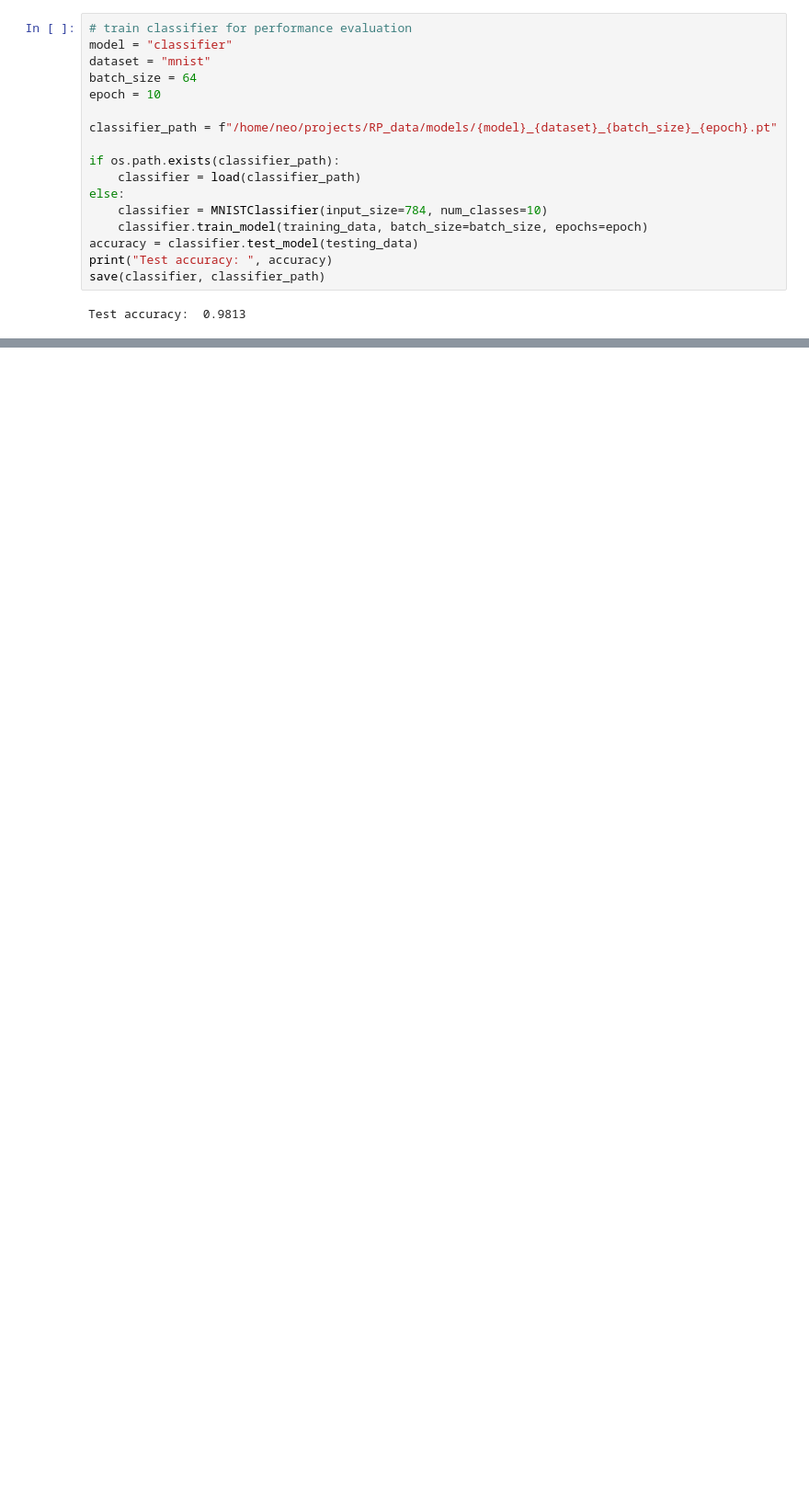
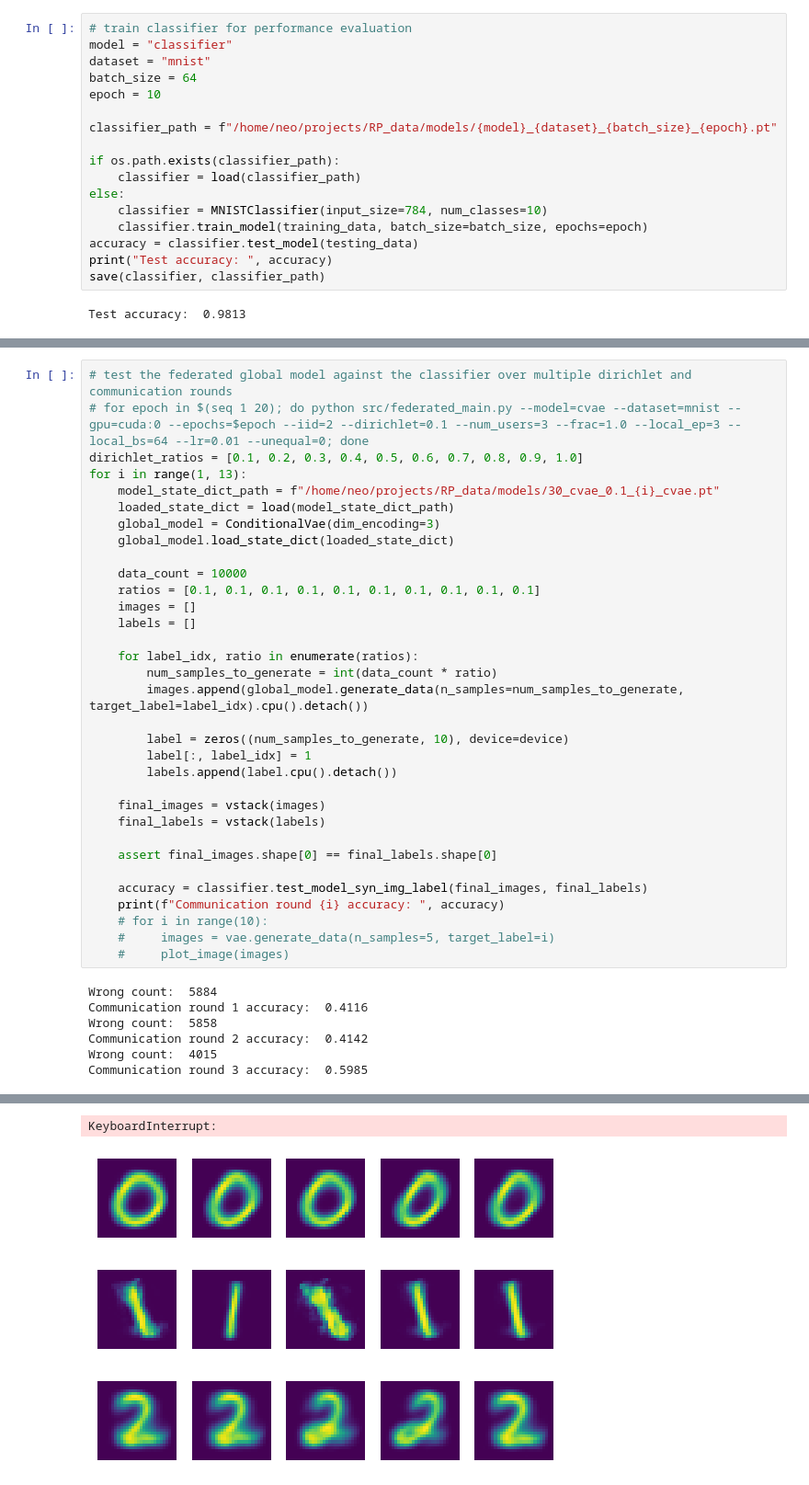
Before and after one commit to FederatedRP2024Delft/GenFL, a Jupyter notebook: src/jupyter_notebook/mnist_cvae.ipynb, the cells around one changed output, grey strips where cells are left out. Shown at 92% size. Cells and saved outputs as stored; diff of their text form; blank space fills up the shorter version.

```diff
--- a/src/jupyter_notebook/mnist_cvae.ipynb
+++ b/src/jupyter_notebook/mnist_cvae.ipynb
@@ -179,0 +182,40 @@ print("Frechet Inception Distance: ", fid_score)
+# %%
+# test the federated global model against the classifier over multiple dirichlet and communication rounds
+# for epoch in $(seq 1 20); do python src/federated_main.py --model=cvae --dataset=mnist --gpu=cuda:0 --epochs=$epoch --iid=2 --dirichlet=0.1 --num_users=3 --frac=1.0 --local_ep=3 --local_bs=64 --lr=0.01 --unequal=0; done
+dirichlet_ratios = [0.1, 0.2, 0.3, 0.4, 0.5, 0.6, 0.7, 0.8, 0.9, 1.0]
+for i in range(1, 13):
+    model_state_dict_path = f"/home/neo/projects/RP_data/models/30_cvae_0.1_{i}_cvae.pt"
+    loaded_state_dict = load(model_state_dict_path)
+    global_model = ConditionalVae(dim_encoding=3)
+    global_model.load_state_dict(loaded_state_dict)
+
+    data_count = 10000
+    ratios = [0.1, 0.1, 0.1, 0.1, 0.1, 0.1, 0.1, 0.1, 0.1, 0.1]
+    images = []
+    labels = []
+
+    for label_idx, ratio in enumerate(ratios):
+        num_samples_to_generate = int(data_count * ratio)
+        images.append(global_model.generate_data(n_samples=num_samples_to_generate, target_label=label_idx).cpu().detach())
+
+        label = zeros((num_samples_to_generate, 10), device=device)
+        label[:, label_idx] = 1
+        labels.append(label.cpu().detach())
+
+    final_images = vstack(images)
+    final_labels = vstack(labels)
+
+    assert final_images.shape[0] == final_labels.shape[0]
+
+    accuracy = classifier.test_model_syn_img_label(final_images, final_labels)
+    print(f"Communication round {i} accuracy: ", accuracy)
+    # for i in range(10):
+    #     images = vae.generate_data(n_samples=5, target_label=i)
+    #     plot_image(images)
+# %% [output]
+Wrong count:  5884
+Communication round 1 accuracy:  0.4116
+Wrong count:  5858
+Communication round 2 accuracy:  0.4142
+Wrong count:  4015
+Communication round 3 accuracy:  0.5985
@@ -179,0 +238,4 @@ print("Frechet Inception Distance: ", fid_score)
+KeyboardInterrupt:
+[figure, added]
+[figure, added]
+[figure, added]
```
Also changed, not shown: parts of 5 cells of this notebook, 2 other files.
